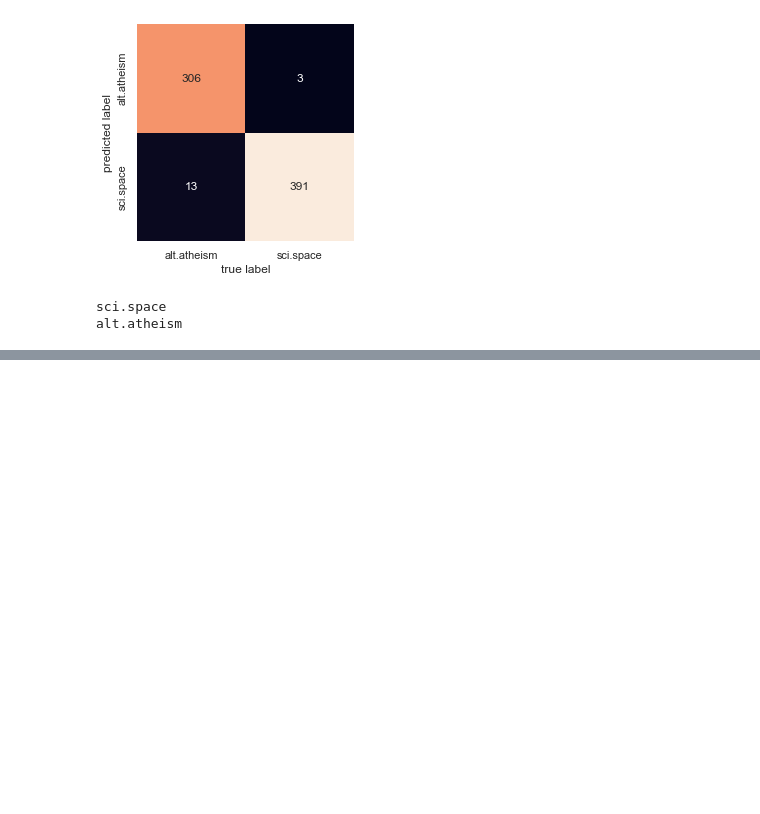
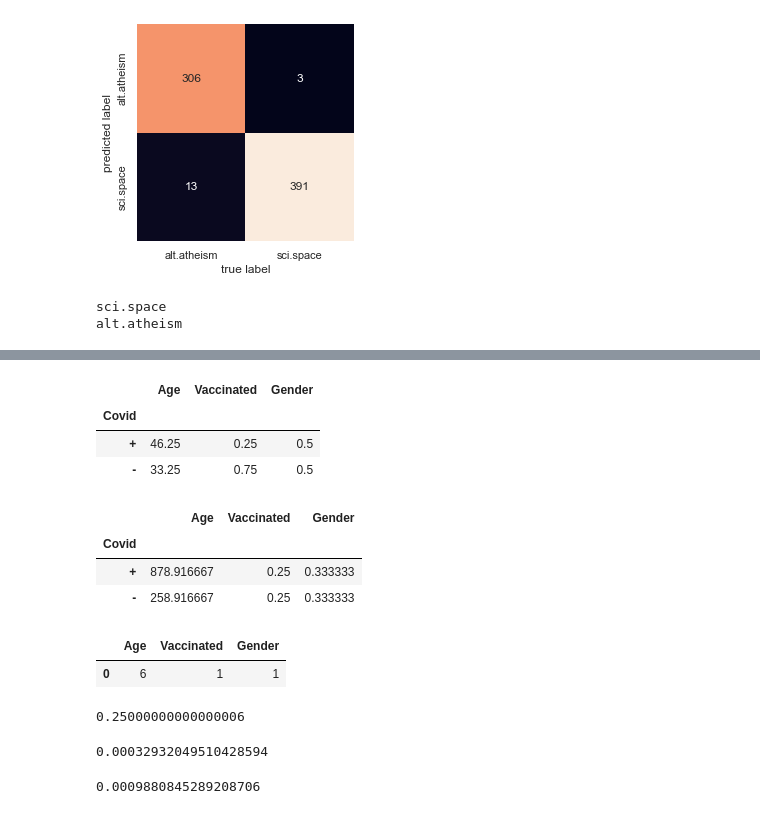
Before and after one commit to csce585-mlsystems/tutorials, a Jupyter notebook: naivebayes/naivebayes585.ipynb, the cells around one changed output, grey strips where cells are left out. Cells and saved outputs as stored; diff of their text form; code cells hidden in the pictures; blank space fills up the shorter version.

```diff
--- a/naivebayes/naivebayes585.ipynb
+++ b/naivebayes/naivebayes585.ipynb
@@ -179,0 +220,20 @@ alt.atheism
+# %%
+# Group the data by Covid and calculate the means of each feature
+data_means = data.groupby('Covid').mean()
+data_means
+# %% [output]
+|  | Age | Vaccinated | Gender |
+| Covid |  |  |  |
+| + | 46.25 | 0.25 | 0.5 |
+| - | 33.25 | 0.75 | 0.5 |
+# %%
+# Group the data by Covid and calculate the variance of each feature
+data_variance = data.groupby('Covid').var()
+
+# View the values
+data_variance
+# %% [output]
+|  | Age | Vaccinated | Gender |
+| Covid |  |  |  |
+| + | 878.916667 | 0.25 | 0.333333 |
+| - | 258.916667 | 0.25 | 0.333333 |
@@ -179,0 +275,18 @@ alt.atheism
+# %%
+# Create an empty dataframe
+person = pd.DataFrame()
+
+# Create some feature values for this single row
+person['Age'] = [6]
+person['Vaccinated'] = [1]
+person['Gender'] = [1]
+
+# View the data
+person
+# %% [output]
+|  | Age | Vaccinated | Gender |
+| 0 | 6 | 1 | 1 |
+# %%
+positive_vaccinated_var
+# %% [output]
+0.25000000000000006
@@ -179,0 +302,10 @@ alt.atheism
+# %%
+# Numerator of the posterior if the unclassified observation is a Covid positive!
+P_positive * p_x_given_y(person['Age'][0], positive_age_mean, positive_age_var) * p_x_given_y(person['Vaccinated'][0], positive_vaccinated_mean, positive_vaccinated_var) * p_x_given_y(person['Gender'][0], positive_gender_mean, positive_gender_var)
+# %% [output]
+0.00032932049510428594
+# %%
+# Numerator of the posterior if the unclassified observation is a Covid negative!
+P_negative * p_x_given_y(person['Age'][0], negative_age_mean, negative_age_var) * p_x_given_y(person['Vaccinated'][0], negative_vaccinated_mean, negative_vaccinated_var) * p_x_given_y(person['Gender'][0], negative_gender_mean, negative_gender_var)
+# %% [output]
+0.0009880845289208706
```
Also changed, not shown: parts of 6 cells of this notebook.
